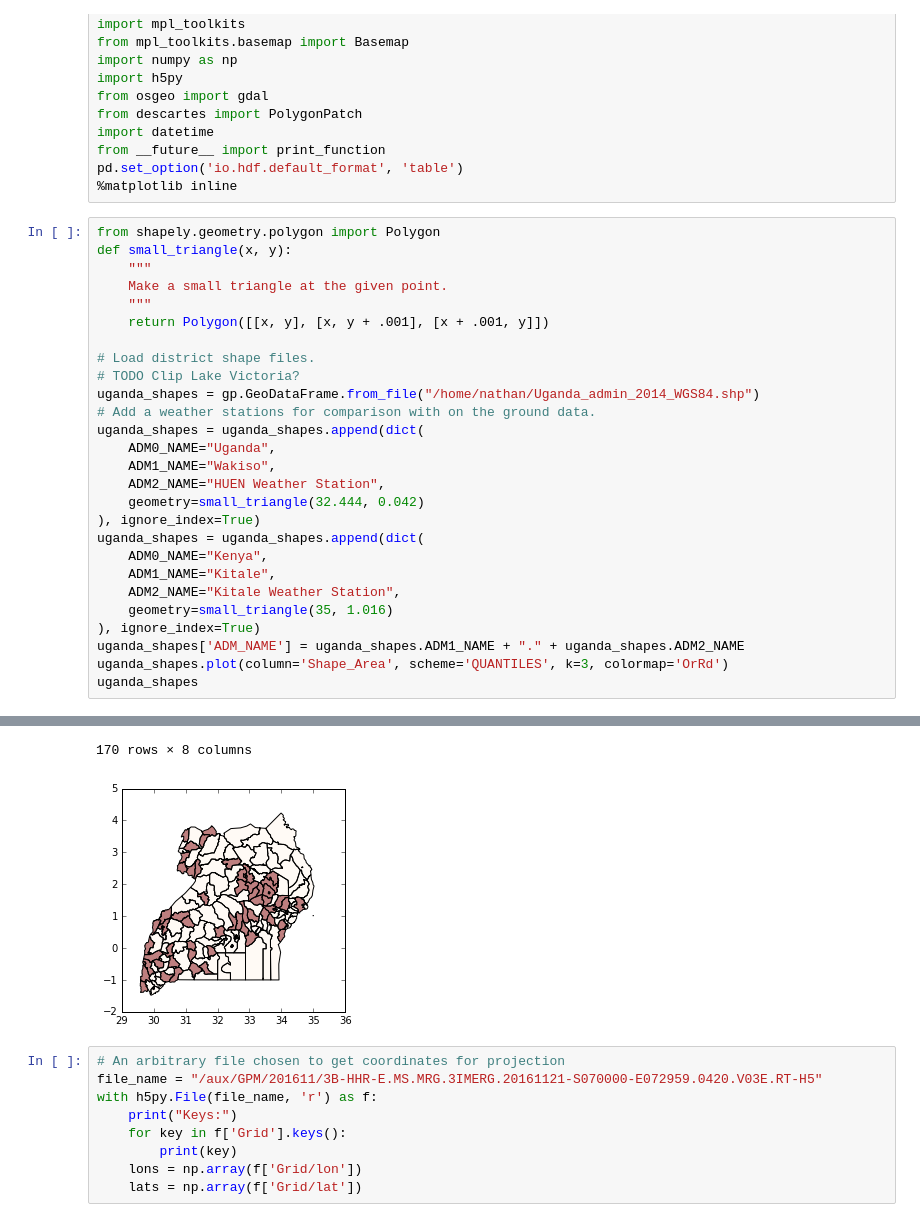
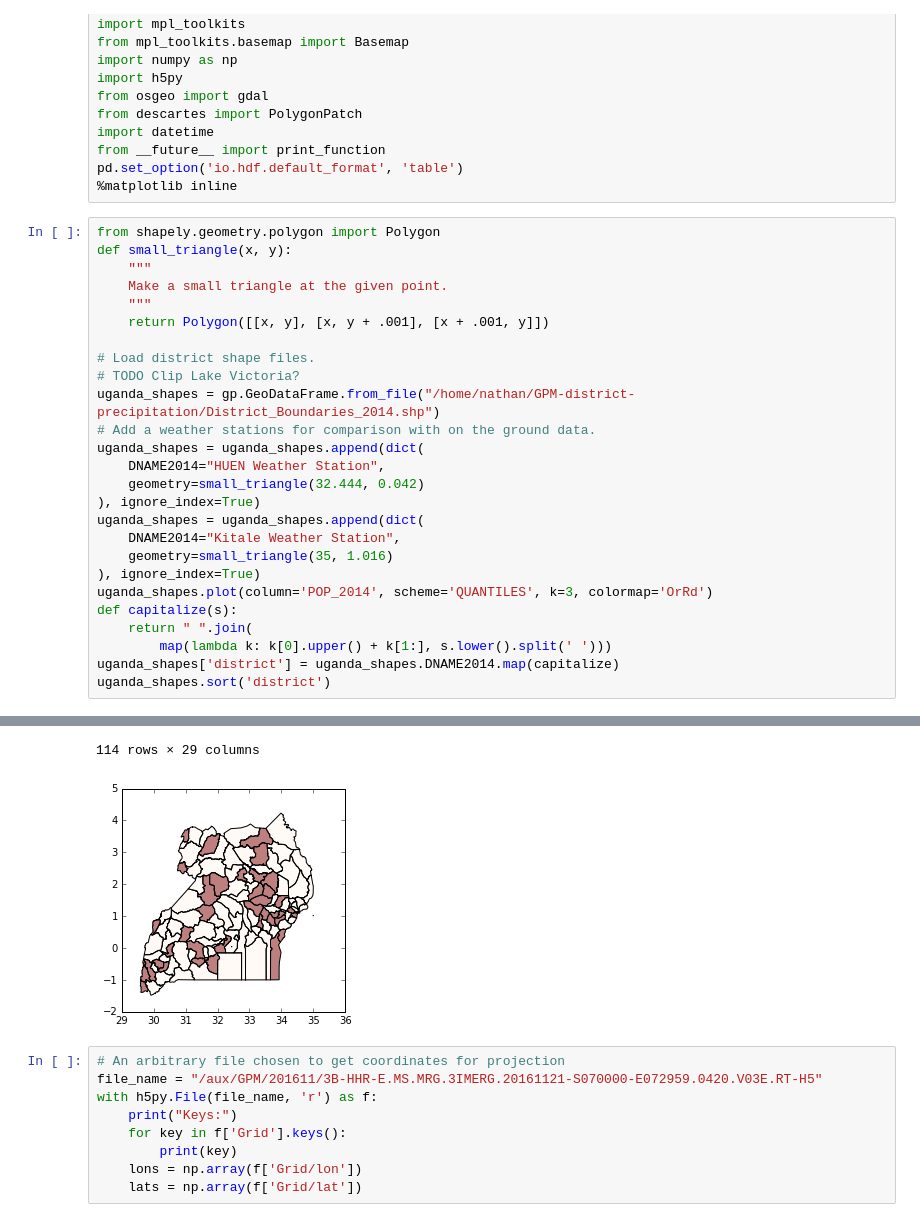
Before and after one commit to nathanathan/GPM-district-precipitation, a Jupyter notebook: uganda-district-precipitation.ipynb, the cells around one changed output, grey strips where cells are left out. Cells and saved outputs as stored; diff of their text form.

Commit message:
update uganda shapefile

```diff
--- a/uganda-district-precipitation.ipynb
+++ b/uganda-district-precipitation.ipynb
@@ -27,21 +27,20 @@ def small_triangle(x, y):
 
 # Load district shape files.
 # TODO Clip Lake Victoria?
-uganda_shapes = gp.GeoDataFrame.from_file("/home/nathan/Uganda_admin_2014_WGS84.shp")
+uganda_shapes = gp.GeoDataFrame.from_file("/home/nathan/GPM-district-precipitation/District_Boundaries_2014.shp")
 # Add a weather stations for comparison with on the ground data.
 uganda_shapes = uganda_shapes.append(dict(
-    ADM0_NAME="Uganda",
-    ADM1_NAME="Wakiso",
-    ADM2_NAME="HUEN Weather Station",
+    DNAME2014="HUEN Weather Station",
     geometry=small_triangle(32.444, 0.042)
 ), ignore_index=True)
 uganda_shapes = uganda_shapes.append(dict(
-    ADM0_NAME="Kenya",
-    ADM1_NAME="Kitale",
-    ADM2_NAME="Kitale Weather Station",
+    DNAME2014="Kitale Weather Station",
     geometry=small_triangle(35, 1.016)
 ), ignore_index=True)
-uganda_shapes['ADM_NAME'] = uganda_shapes.ADM1_NAME + "." + uganda_shapes.ADM2_NAME
-uganda_shapes.plot(column='Shape_Area', scheme='QUANTILES', k=3, colormap='OrRd')
-uganda_shapes
+uganda_shapes.plot(column='POP_2014', scheme='QUANTILES', k=3, colormap='OrRd')
+def capitalize(s):
+    return " ".join(
+        map(lambda k: k[0].upper() + k[1:], s.lower().split(' ')))
+uganda_shapes['district'] = uganda_shapes.DNAME2014.map(capitalize)
+uganda_shapes.sort('district')
 # %% [output]
@@ -65,5 +64,5 @@ uganda_shapes
-170 rows × 8 columns
+114 rows × 29 columns
-[figure, old version]
+[figure, new version]
 # %%
 # An arbitrary file chosen to get coordinates for projection
 file_name = "/aux/GPM/201611/3B-HHR-E.MS.MRG.3IMERG.20161121-S070000-E072959.0420.V03E.RT-H5"
```
Also changed, not shown: parts of 11 cells of this notebook, 2 other files.
